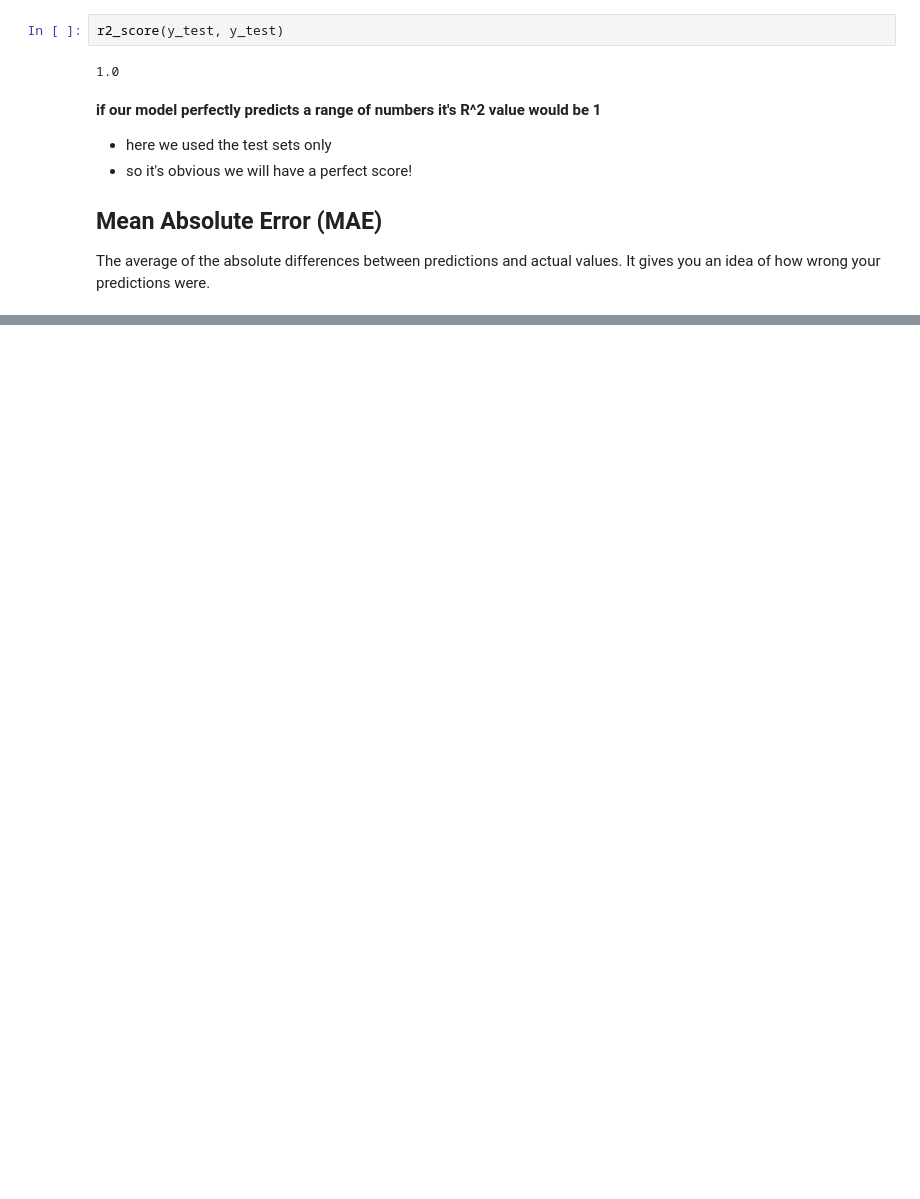
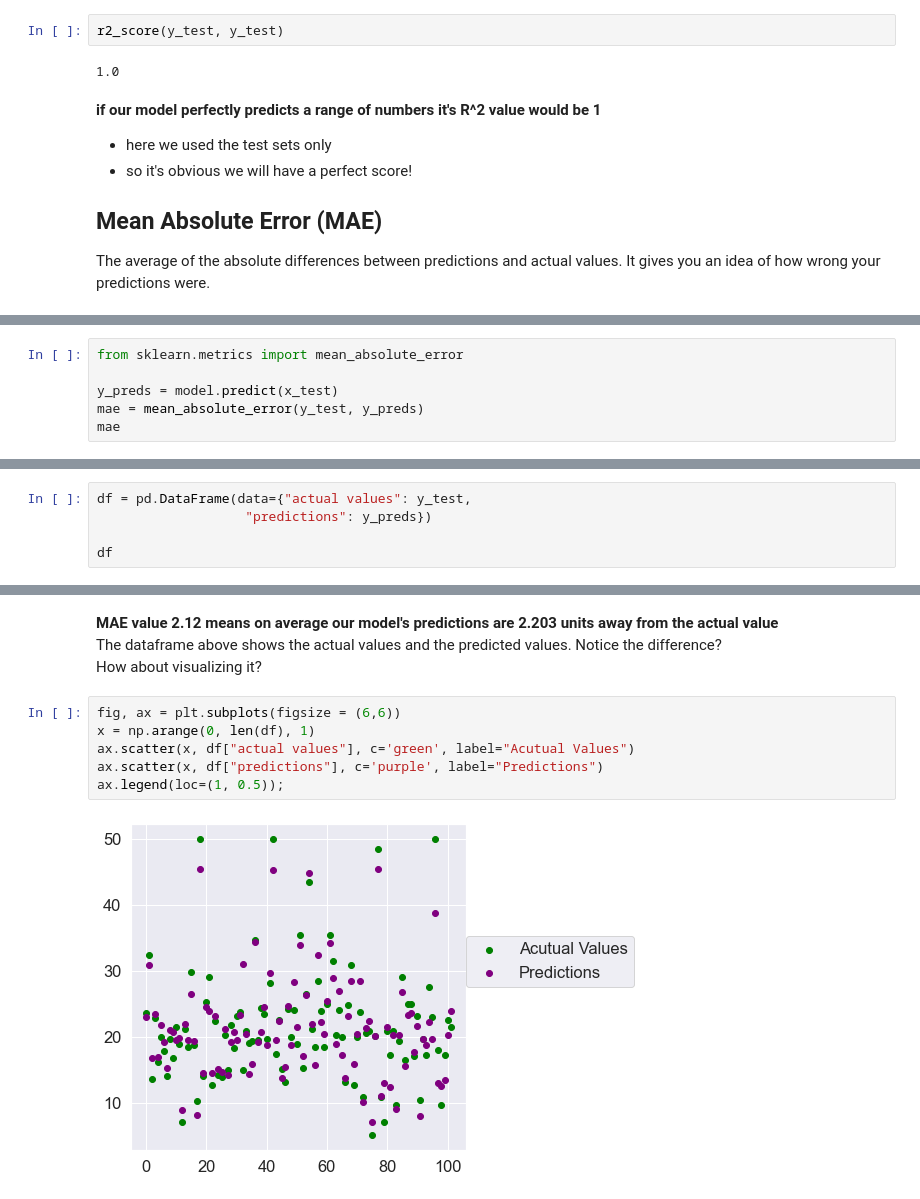
Before and after one commit to ineelhere/Machine-Learning-and-Data-Science, a Jupyter notebook: scikit-learn/5-Evaluating-ML-model.ipynb, the cells around one changed output, grey strips where cells are left out. Saved outputs shown, nothing was run; the diff lists cells and outputs as text; blank space fills up the shorter version.

```diff
--- a/scikit-learn/5-Evaluating-ML-model.ipynb
+++ b/scikit-learn/5-Evaluating-ML-model.ipynb
@@ -784,0 +783,6 @@ The average of the absolute differences between predictions and actual values. I
+# %%
+from sklearn.metrics import mean_absolute_error
+
+y_preds = model.predict(x_test)
+mae = mean_absolute_error(y_test, y_preds)
+mae
@@ -784,0 +791,5 @@ The average of the absolute differences between predictions and actual values. I
+# %%
+df = pd.DataFrame(data={"actual values": y_test,
+                   "predictions": y_preds})
+
+df
@@ -784,0 +810,12 @@ The average of the absolute differences between predictions and actual values. I
+# %% [markdown]
+**MAE value 2.12 means on average our model's predictions are 2.203 units away from the actual value**
+<br>The dataframe above shows the actual values and the predicted values. Notice the difference?
+<br> How about visualizing it?
+# %%
+fig, ax = plt.subplots(figsize = (6,6))
+x = np.arange(0, len(df), 1)
+ax.scatter(x, df["actual values"], c='green', label="Acutual Values")
+ax.scatter(x, df["predictions"], c='purple', label="Predictions")
+ax.legend(loc=(1, 0.5));
+# %% [output]
+[figure, added]
```
Also changed, not shown: parts of 8 cells of this notebook.
